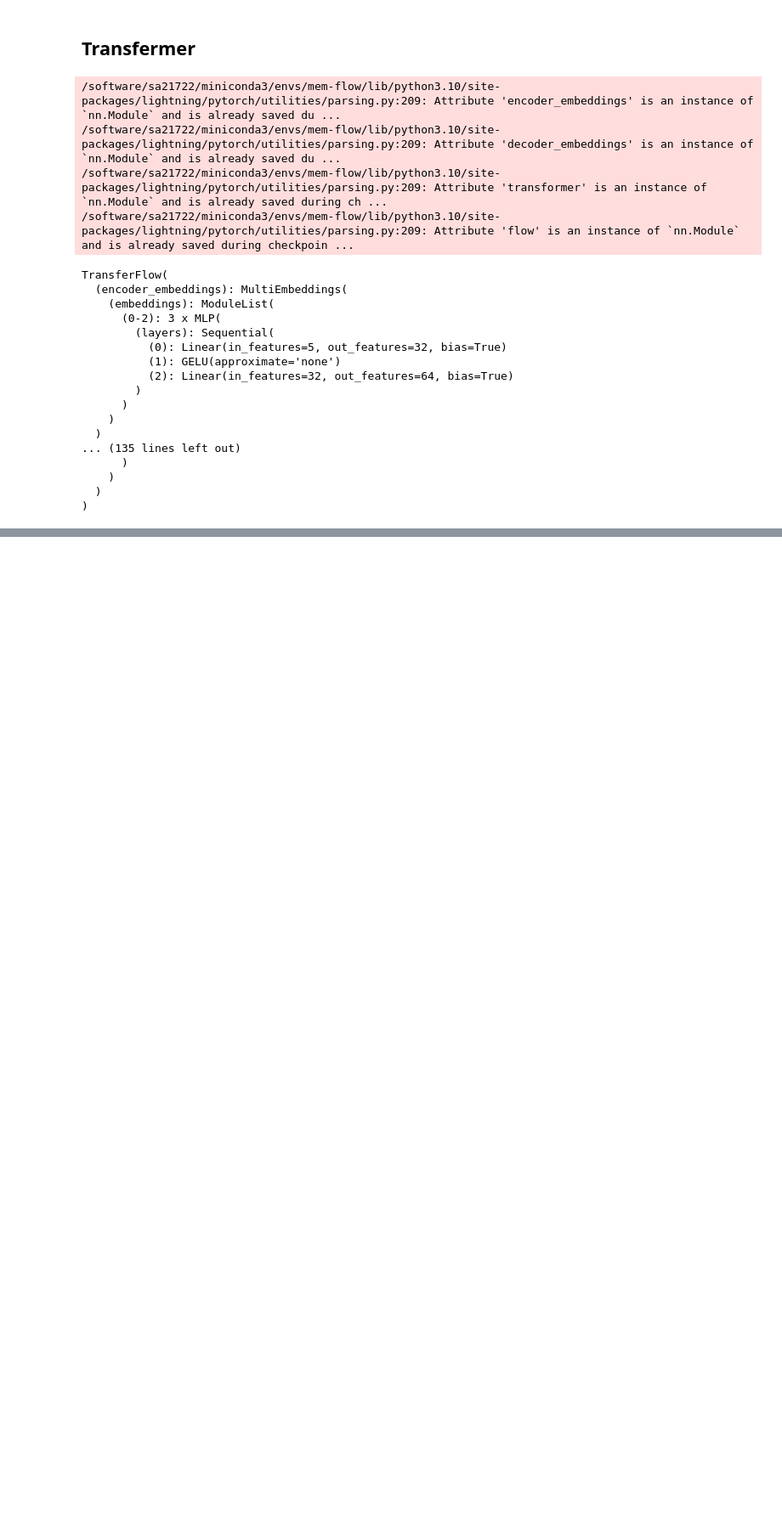
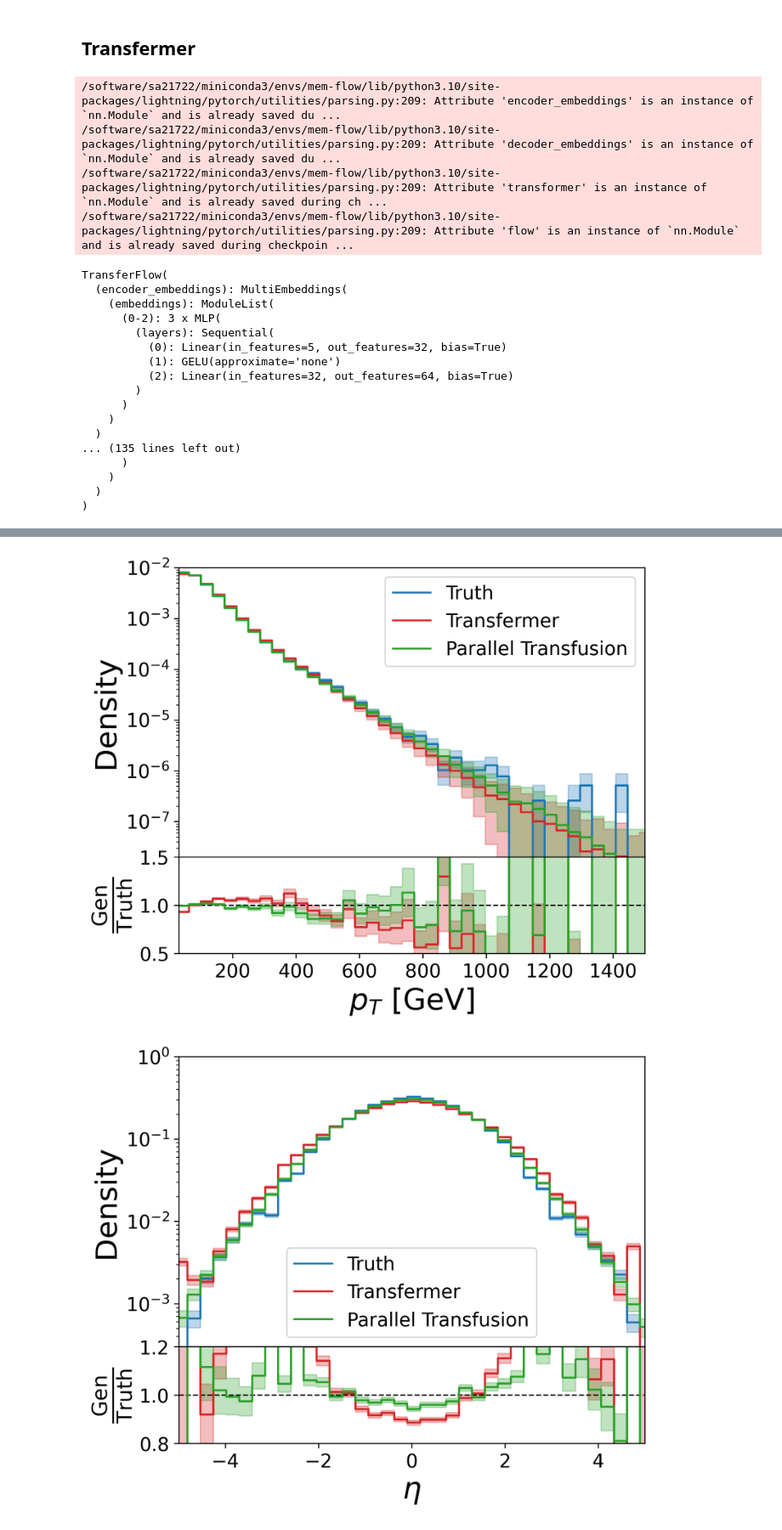
Before and after one commit to themrluke/memflow-msci-project, a Jupyter notebook: memflow/ttH/CFM_inference.ipynb, the cells around one changed output, grey strips where cells are left out. Shown: that part at 85% size. Saved outputs shown, nothing was run; the diff lists cells and outputs as text; code cells hidden in the pictures; blank space fills up the shorter version.

Commit message:
code for plotting multiple histograms on same plot for transfermer and parallel transfusion. Fixed masks for plotting samples.

```diff
--- a/memflow/ttH/CFM_inference.ipynb
+++ b/memflow/ttH/CFM_inference.ipynb
@@ -447,7 +449,7 @@ Samples saved to saved_samples/PT_samples_full.pt
 ## Transfermer
 # %%
 transfermer_model = TransferFlow.load_from_checkpoint(
-    checkpoint_path="TransferFlow_checkpoints/model_epoch_10.ckpt",
+    checkpoint_path="TransferFlow_checkpoints/model_epoch_500.ckpt",
     encoder_embeddings=MultiEmbeddings(
         features_per_type=combined_dataset.hard_dataset.input_features,
         embed_dims=[32, 64],
@@ -675,0 +662,64 @@ gen data shape before inverse preprocessing torch.Size([55092, 6, 4])
+# %%
+# Jets
+compare_distributions_multiple(model, real_data_full,
+                                 transfermer_samples,
+                                 PT_samples,
+                                 ptype_idx=0,
+                                 feat_idx=0,
+                                 feat_name=r"$p_T$ [GeV]",
+                                 preprocessing=combined_dataset.reco_dataset.preprocessing,
+                                 real_mask=real_mask_full,
+                                 log_scale=True,
+                                 nbins=1000)
+compare_distributions_multiple(model, real_data_full,
+                                 transfermer_samples,
+                                 PT_samples,
+                                 ptype_idx=0,
+                                 feat_idx=1,
+                                 feat_name=r"$\eta$",
+                                 preprocessing=combined_dataset.reco_dataset.preprocessing,
+                                 real_mask=real_mask_full,
+                                 log_scale=True,
+                                 nbins=50)
+compare_distributions_multiple(model, real_data_full,
+                                 transfermer_samples,
+                                 PT_samples,
+                                 ptype_idx=0,
+                                 feat_idx=2,
+                                 feat_name=r"$\phi$ [rad]",
+                                 preprocessing=combined_dataset.reco_dataset.preprocessing,
+                                 real_mask=real_mask_full,
+                                 nbins=50)
+compare_distributions_multiple(model, real_data_full,
+                                 transfermer_samples,
+                                 PT_samples,
+                                 ptype_idx=0,
+                                 feat_idx=3,
+                                 feat_name=r"Mass [GeV]",
+                                 preprocessing=combined_dataset.reco_dataset.preprocessing,
+                                 real_mask=real_mask_full,
+                                 log_scale=True,
+                                 nbins=400)
+# MET
+# compare_distributions_multiple(model, real_data_full,
+#                                  transfermer_samples,
+#                                  PT_samples,
+#                                  ptype_idx=1,
+#                                  feat_idx=0,
+#                                  feat_name=r"$p_T$ [GeV]",
+#                                  preprocessing=combined_dataset.reco_dataset.preprocessing,
+#                                  real_mask=real_mask_full,
+#                                  log_scale=True,
+#                                  nbins=500)
+# compare_distributions_multiple(model, real_data_full,
+#                                  transfermer_samples,
+#                                  PT_samples,
+#                                  ptype_idx=1,
+#                                  feat_idx=1,
+#                                  feat_name=r"$\phi$ [rad]",
+#                                  preprocessing=combined_dataset.reco_dataset.preprocessing,
+#                                  real_mask=real_mask_full,
+#                                  nbins=50)
+# %% [output]
+[figure, added]
+[figure, added]
```
Also changed, not shown: parts of 5 cells of this notebook, 2 other files.
